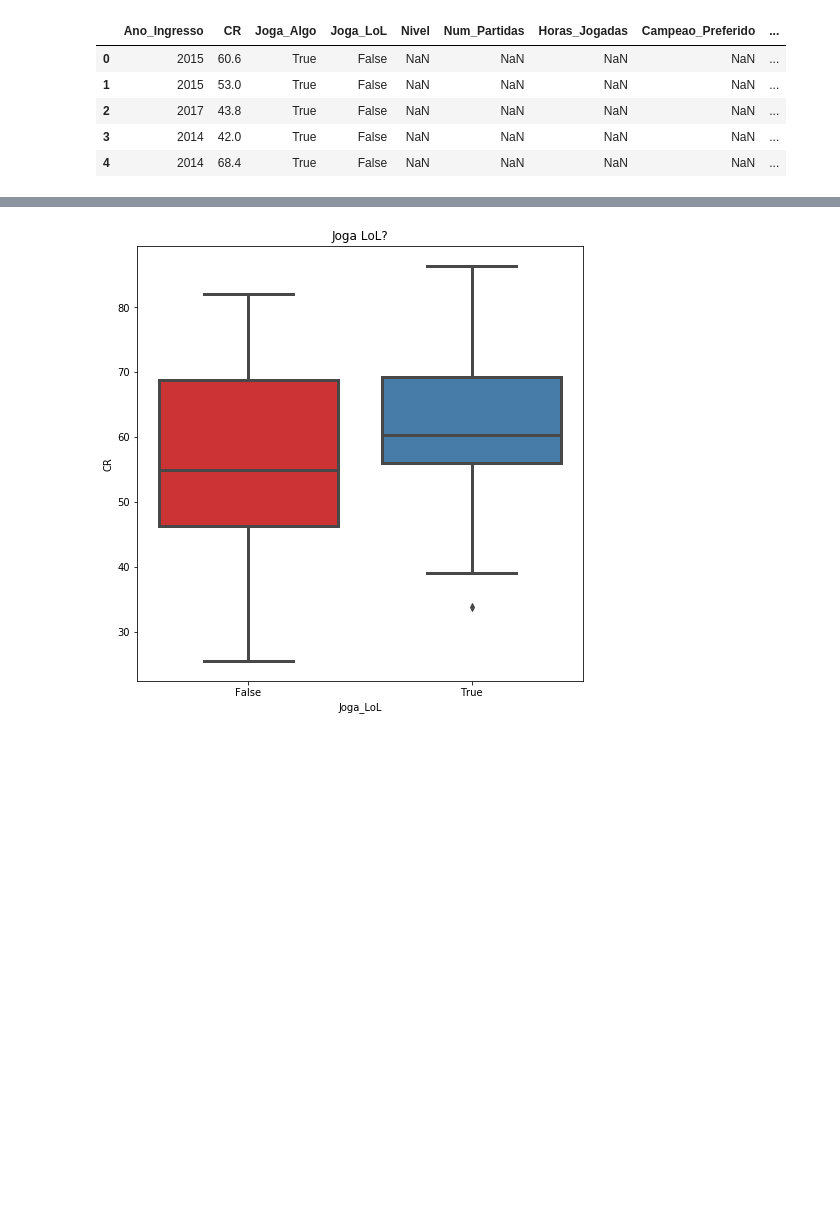
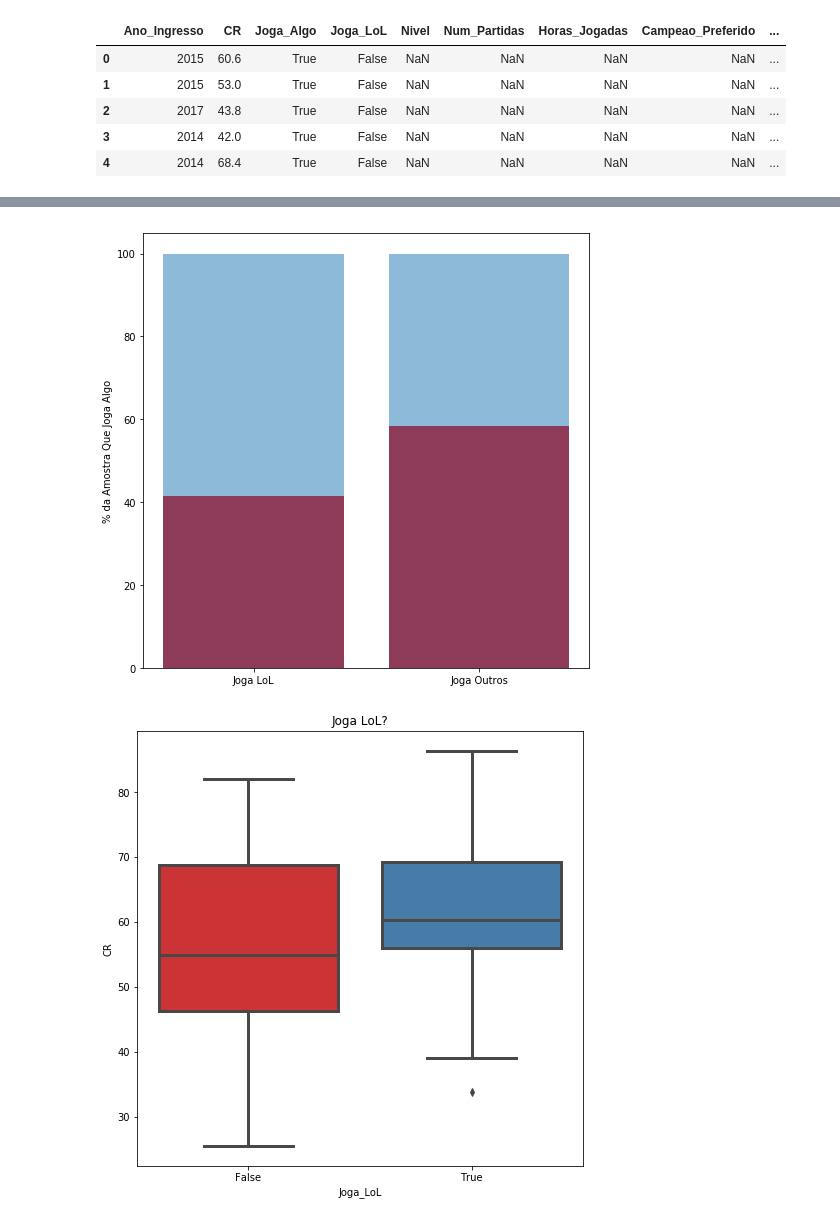
Before and after one commit to mgiovani/TopicosIC, a Jupyter notebook: Em Grupo/Trabalho Intermediário/ExplorandoDados/AnaliseDados.ipynb, the cells around one changed output, grey strips where cells are left out. Saved outputs shown, nothing was run; the diff lists cells and outputs as text; code cells hidden in the pictures; blank space fills up the shorter version.

```diff
--- a/Em Grupo/Trabalho Intermediário/ExplorandoDados/AnaliseDados.ipynb
+++ b/Em Grupo/Trabalho Intermediário/ExplorandoDados/AnaliseDados.ipynb
@@ -73,3 +77,17 @@ plt.show()
+# %%
+plt.figure(figsize=(8,8))
+barras = [(len(jogaLol)*100)/len(joga), (len(naoJogaLol2)*100)/len(joga)]
+labels = ['Joga LoL', 'Joga Outros']
+total = [100, 100]
+
+plt.bar(np.arange(len(barras)), barras, color='red')
+plt.bar(np.arange(len(barras)), total, alpha=0.5)
+plt.xticks(np.arange(len(barras)), labels)
+plt.ylabel('% da Amostra Que Joga Algo')
+
+plt.show()
+# %% [output]
+[figure, added]
 # %%
 #Alunos que não jogam LoL mas jogam outros jogos x Alunos que jogam LoL
 tabela2 = [naoJogaLol2, jogaLol]
```
Also changed, not shown: parts of 6 cells of this notebook, 3 other files.
